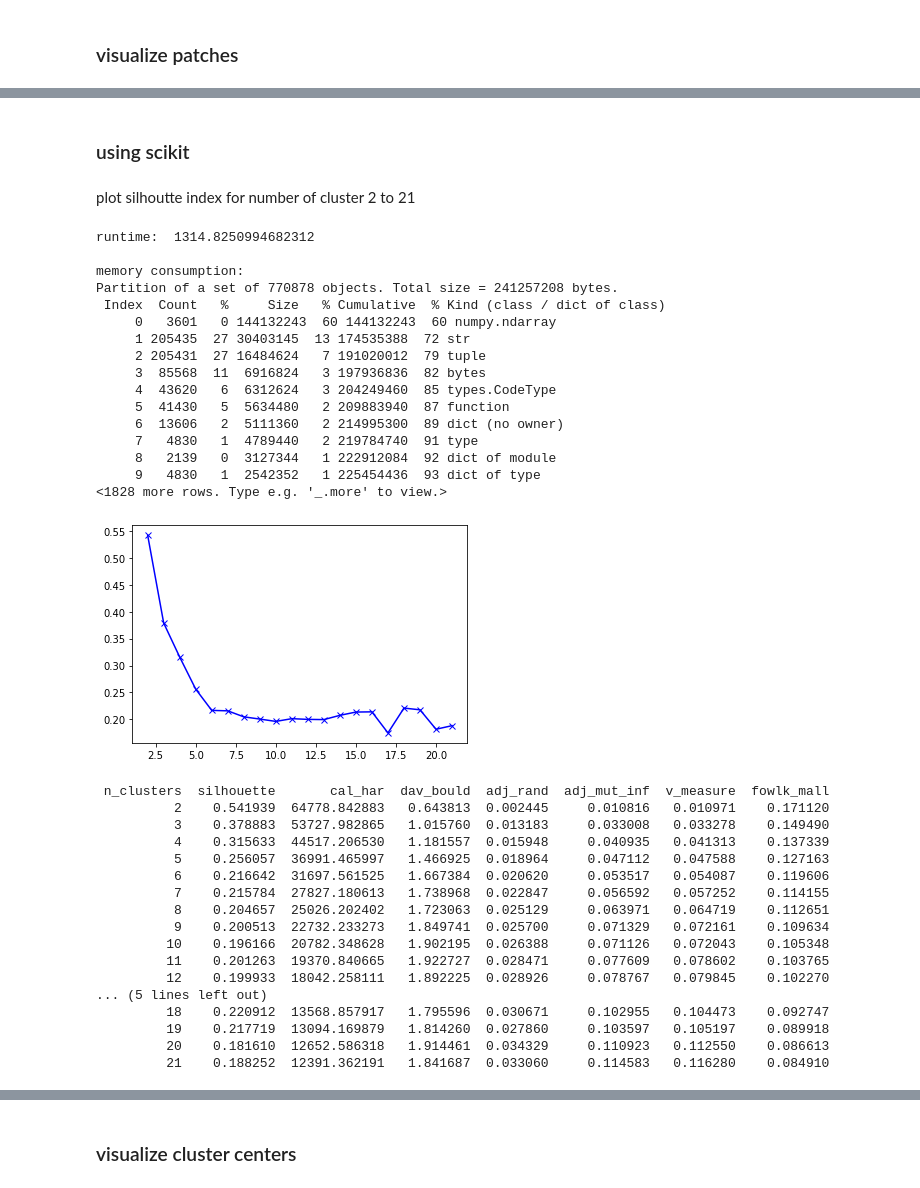
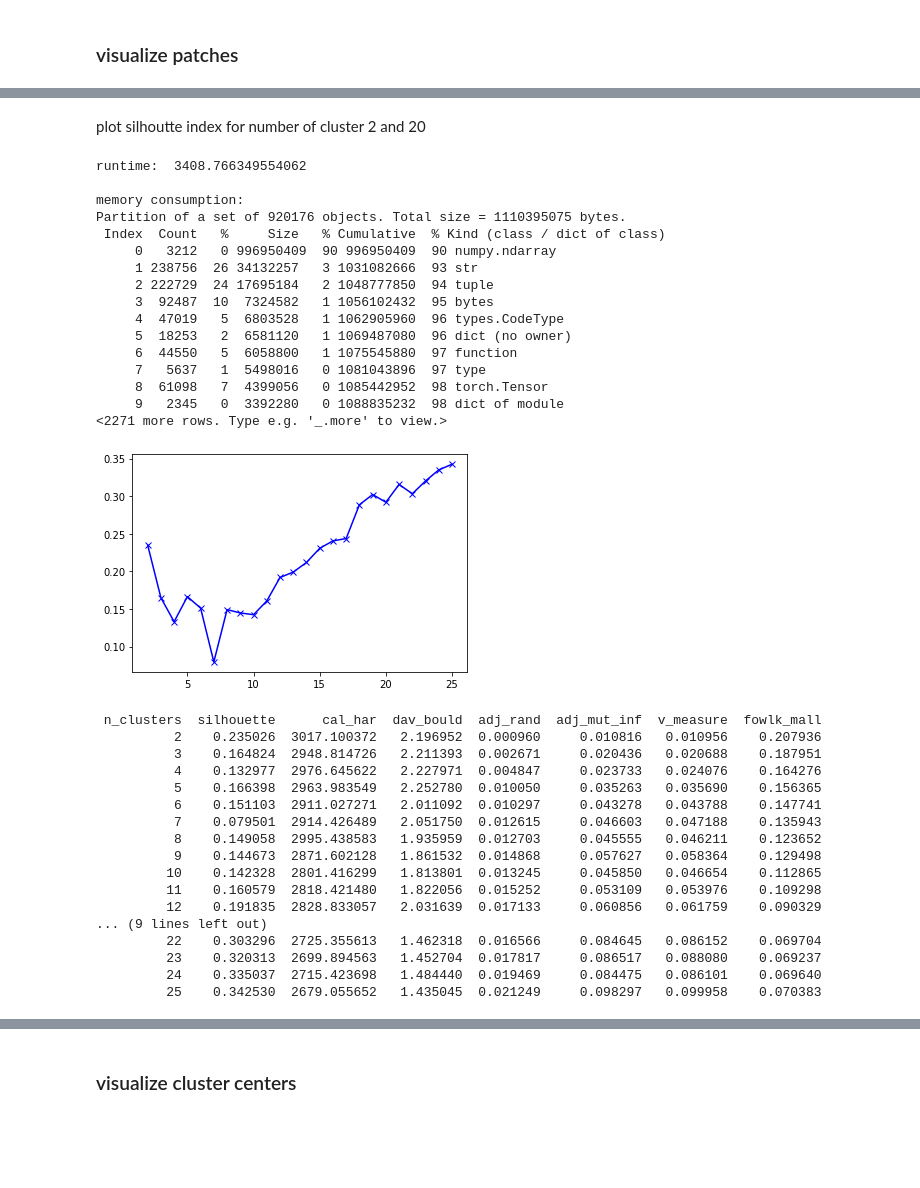
Before and after one commit to gourarushi/Character-Trajectory, a Jupyter notebook: project/CharacterTrajectories_Patches.ipynb, the cells around one changed output, grey strips where cells are left out. Drawn from its saved outputs; the diff is of its cells as text; code cells hidden in the pictures; blank space fills up the shorter version.

```diff
--- a/project/CharacterTrajectories_Patches.ipynb
+++ b/project/CharacterTrajectories_Patches.ipynb
@@ -73,6 +76,12 @@ inputs = mat['mixout'][0]
 
 train_inputs, test_inputs, train_labels, test_labels = data_f.train_test_split(inputs, labels, test_size=0.25, random_state=0)
 
+train_labels = np.array([int(label) for label in train_labels])
+test_labels = np.array([int(label) for label in test_labels])
+
+train_inputs, target_len = patches_f.append_defaults(train_inputs)
+test_inputs, _ = patches_f.append_defaults(test_inputs, target_len)
+
 train_data = list(zip(train_inputs, train_labels))
 test_data = list(zip(test_inputs, test_labels))
 # %% [output]
@@ -97,5 +106,5 @@ max length = 205
 # %%
-kwargs = {'window_size':20, 'stride':10, 'resizeTo':100, "normalize":(-1,1)}
+kwargs = {'window_size':20, 'stride':10}
 
 kwargs['data'] = train_data
 train_inputs, train_labels, train_indexes = patches_f.dataToPatches(**kwargs)
@@ -130,46 +139,42 @@ original sample
 # %%
 # flatten inputs to 2d array
-nsamples, nx, ny = train_inputs.shape
-sample_shape = nx, ny
-train_inputs2d = train_inputs.reshape((nsamples,nx*ny))
+train_inputs2d = clusters_f.flatten_to_2d(train_inputs)
-# %% [markdown]
-### using scikit
 # %% [markdown]
-plot silhoutte index for number of cluster 2 to 21
+plot silhoutte index for number of cluster 2 and 20
 # %%
-_ = clusters_f.form_clusters(train_inputs2d, "KMeans", list(range(2,22)), train_labels)
+_ = clusters_f.form_clusters(train_inputs2d, "KMeans", list(range(2,26)), train_labels)   #list(range(2,31))
 # %% [output]
-runtime:  1314.8250994682312
+runtime:  3408.766349554062
 
 memory consumption:
-Partition of a set of 770878 objects. Total size = 241257208 bytes.
+Partition of a set of 920176 objects. Total size = 1110395075 bytes.
  Index  Count   %     Size   % Cumulative  % Kind (class / dict of class)
-     0   3601   0 144132243  60 144132243  60 numpy.ndarray
-     1 205435  27 30403145  13 174535388  72 str
-     2 205431  27 16484624   7 191020012  79 tuple
-     3  85568  11  6916824   3 197936836  82 bytes
-     4  43620   6  6312624   3 204249460  85 types.CodeType
-     5  41430   5  5634480   2 209883940  87 function
-     6  13606   2  5111360   2 214995300  89 dict (no owner)
-     7   4830   1  4789440   2 219784740  91 type
-     8   2139   0  3127344   1 222912084  92 dict of module
-     9   4830   1  2542352   1 225454436  93 dict of type
-<1828 more rows. Type e.g. '_.more' to view.>
+     0   3212   0 996950409  90 996950409  90 numpy.ndarray
+     1 238756  26 34132257   3 1031082666  93 str
+     2 222729  24 17695184   2 1048777850  94 tuple
+     3  92487  10  7324582   1 1056102432  95 bytes
+     4  47019   5  6803528   1 1062905960  96 types.CodeType
+     5  18253   2  6581120   1 1069487080  96 dict (no owner)
+     6  44550   5  6058800   1 1075545880  97 function
+     7   5637   1  5498016   0 1081043896  97 type
+     8  61098   7  4399056   0 1085442952  98 torch.Tensor
+     9   2345   0  3392280   0 1088835232  98 dict of module
+<2271 more rows. Type e.g. '_.more' to view.>
-[figure, old version]
+[figure, new version]
- n_clusters  silhouette       cal_har  dav_bould  adj_rand  adj_mut_inf  v_measure  fowlk_mall
-          2    0.541939  64778.842883   0.643813  0.002445     0.010816   0.010971    0.171120
-          3    0.378883  53727.982865   1.015760  0.013183     0.033008   0.033278    0.149490
-          4    0.315633  44517.206530   1.181557  0.015948     0.040935   0.041313    0.137339
-          5    0.256057  36991.465997   1.466925  0.018964     0.047112   0.047588    0.127163
-          6    0.216642  31697.561525   1.667384  0.020620     0.053517   0.054087    0.119606
-          7    0.215784  27827.180613   1.738968  0.022847     0.056592   0.057252    0.114155
-          8    0.204657  25026.202402   1.723063  0.025129     0.063971   0.064719    0.112651
-          9    0.200513  22732.233273   1.849741  0.025700     0.071329   0.072161    0.109634
-         10    0.196166  20782.348628   1.902195  0.026388     0.071126   0.072043    0.105348
-         11    0.201263  19370.840665   1.922727  0.028471     0.077609   0.078602    0.103765
-         12    0.199933  18042.258111   1.892225  0.028926     0.078767   0.079845    0.102270
-... (5 lines left out)
-         18    0.220912  13568.857917   1.795596  0.030671     0.102955   0.104473    0.092747
-         19    0.217719  13094.169879   1.814260  0.027860     0.103597   0.105197    0.089918
-         20    0.181610  12652.586318   1.914461  0.034329     0.110923   0.112550    0.086613
-         21    0.188252  12391.362191   1.841687  0.033060     0.114583   0.116280    0.084910
+ n_clusters  silhouette      cal_har  dav_bould  adj_rand  adj_mut_inf  v_measure  fowlk_mall
+          2    0.235026  3017.100372   2.196952  0.000960     0.010816   0.010956    0.207936
+          3    0.164824  2948.814726   2.211393  0.002671     0.020436   0.020688    0.187951
+          4    0.132977  2976.645622   2.227971  0.004847     0.023733   0.024076    0.164276
+          5    0.166398  2963.983549   2.252780  0.010050     0.035263   0.035690    0.156365
+          6    0.151103  2911.027271   2.011092  0.010297     0.043278   0.043788    0.147741
+          7    0.079501  2914.426489   2.051750  0.012615     0.046603   0.047188    0.135943
+          8    0.149058  2995.438583   1.935959  0.012703     0.045555   0.046211    0.123652
+          9    0.144673  2871.602128   1.861532  0.014868     0.057627   0.058364    0.129498
+         10    0.142328  2801.416299   1.813801  0.013245     0.045850   0.046654    0.112865
+         11    0.160579  2818.421480   1.822056  0.015252     0.053109   0.053976    0.109298
+         12    0.191835  2828.833057   2.031639  0.017133     0.060856   0.061759    0.090329
+... (9 lines left out)
+         22    0.303296  2725.355613   1.462318  0.016566     0.084645   0.086152    0.069704
+         23    0.320313  2699.894563   1.452704  0.017817     0.086517   0.088080    0.069237
+         24    0.335037  2715.423698   1.484440  0.019469     0.084475   0.086101    0.069640
+         25    0.342530  2679.055652   1.435045  0.021249     0.098297   0.099958    0.070383
```
Also changed, not shown: parts of 40 cells of this notebook.
